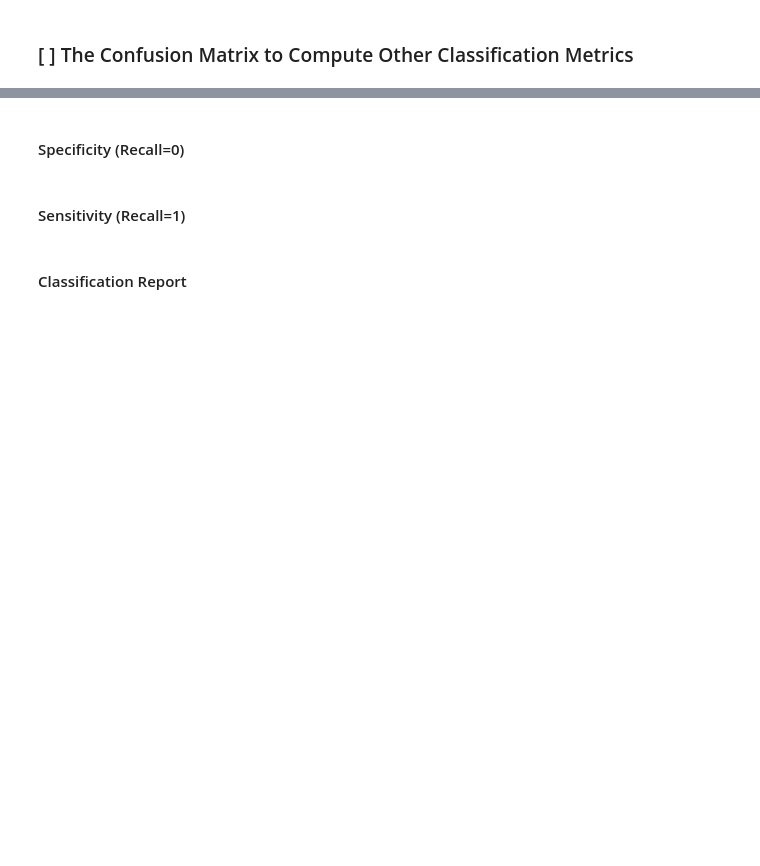
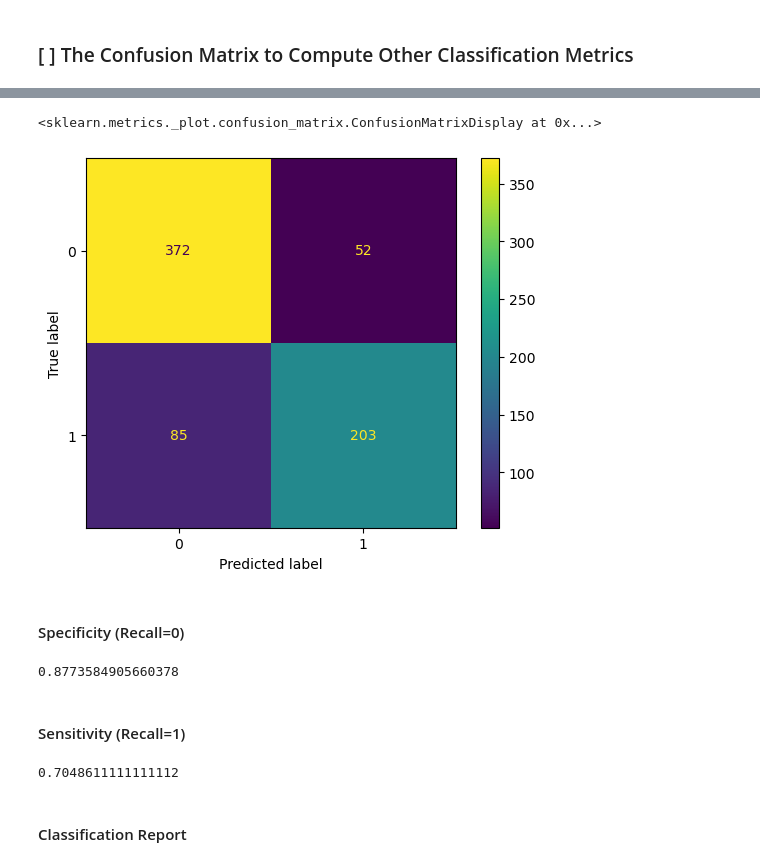
Before and after one commit to Axxst/resolving-machine-learning-python, a Jupyter notebook: 02_The Decision Tree & Supervised Classification Models/02B_decision-tree_session_blank.ipynb, the cells around one changed output, grey strips where cells are left out. Drawn from its saved outputs; the diff is of its cells as text; code cells hidden in the pictures; blank space fills up the shorter version.

```diff
--- a/02_The Decision Tree & Supervised Classification Models/02B_decision-tree_session_blank.ipynb
+++ b/02_The Decision Tree & Supervised Classification Models/02B_decision-tree_session_blank.ipynb
@@ -180,0 +151,2 @@ df_titanic.head(10)
+# %%
+df_pred['pred_prob_dt'] = model_DecTree.predict_proba(X=feature)[:,1];
@@ -181,3 +173,5 @@ df_titanic.head(10)
+# %%
+df_pred['pred_dt'] = np.where(df_pred.pred_prob_dt >0.5, 1, 0)
 # %%
 from sklearn.tree import plot_tree
 # %%
@@ -206,6 +270,23 @@ plot_tree(decision_tree=model_DecTree, feature_names=feature.columns);
+# %%
+cm = confusion_matrix(y_true=df_pred.survived, y_pred=df_pred.pred_dt)
+# %%
+CM = ConfusionMatrixDisplay(cm)
+# %%
+CM.plot()
+# %% [output]
+<sklearn.metrics._plot.confusion_matrix.ConfusionMatrixDisplay at 0x...>
+[figure, added]
 # %% [markdown]
 #### Specificity (Recall=0)
+# %%
+372/(372+52)
+# %% [output]
+0.8773584905660378
 # %% [markdown]
 #### Sensitivity (Recall=1)
+# %%
+203/(203+85)
+# %% [output]
+0.7048611111111112
 # %% [markdown]
 #### Classification Report
```
Also changed, not shown: parts of 40 cells of this notebook.
